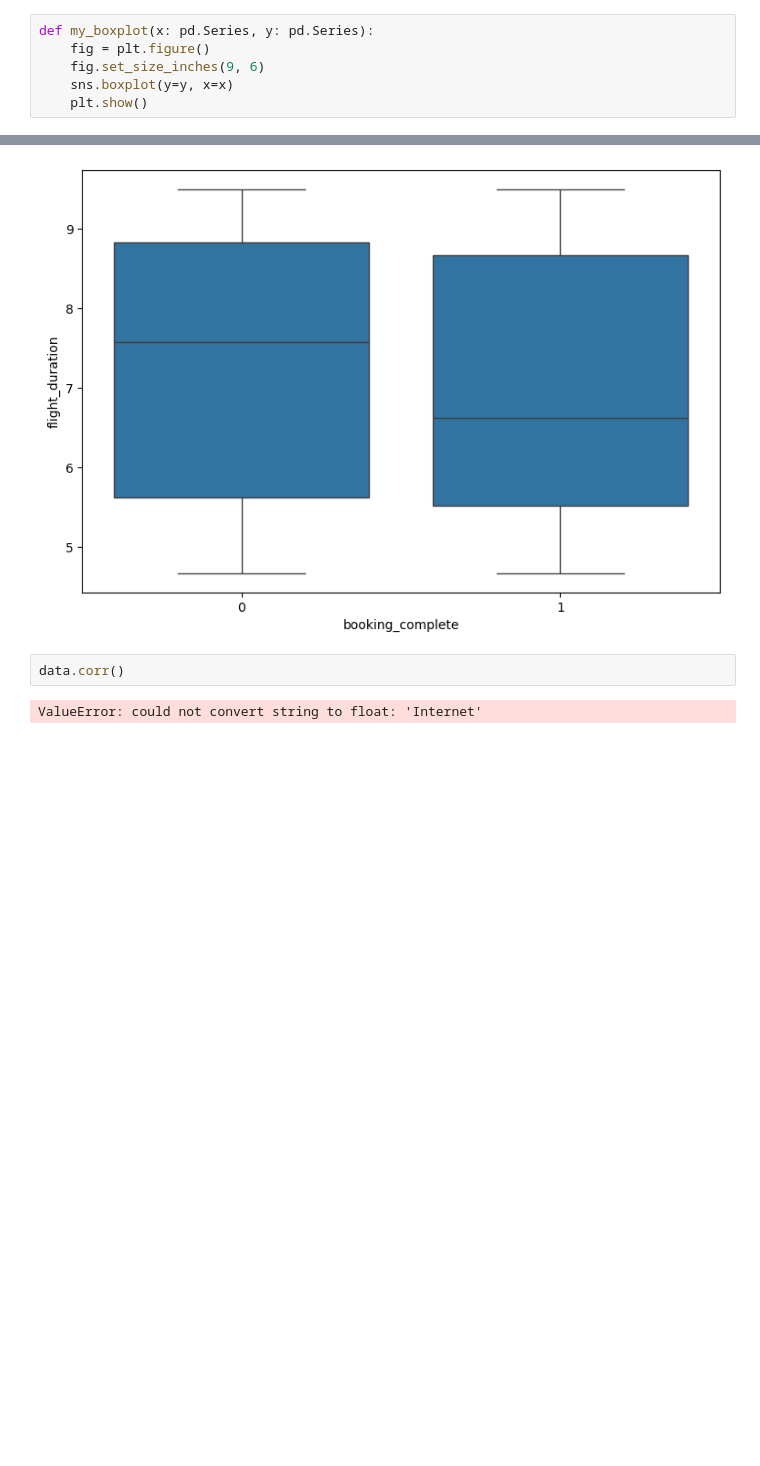
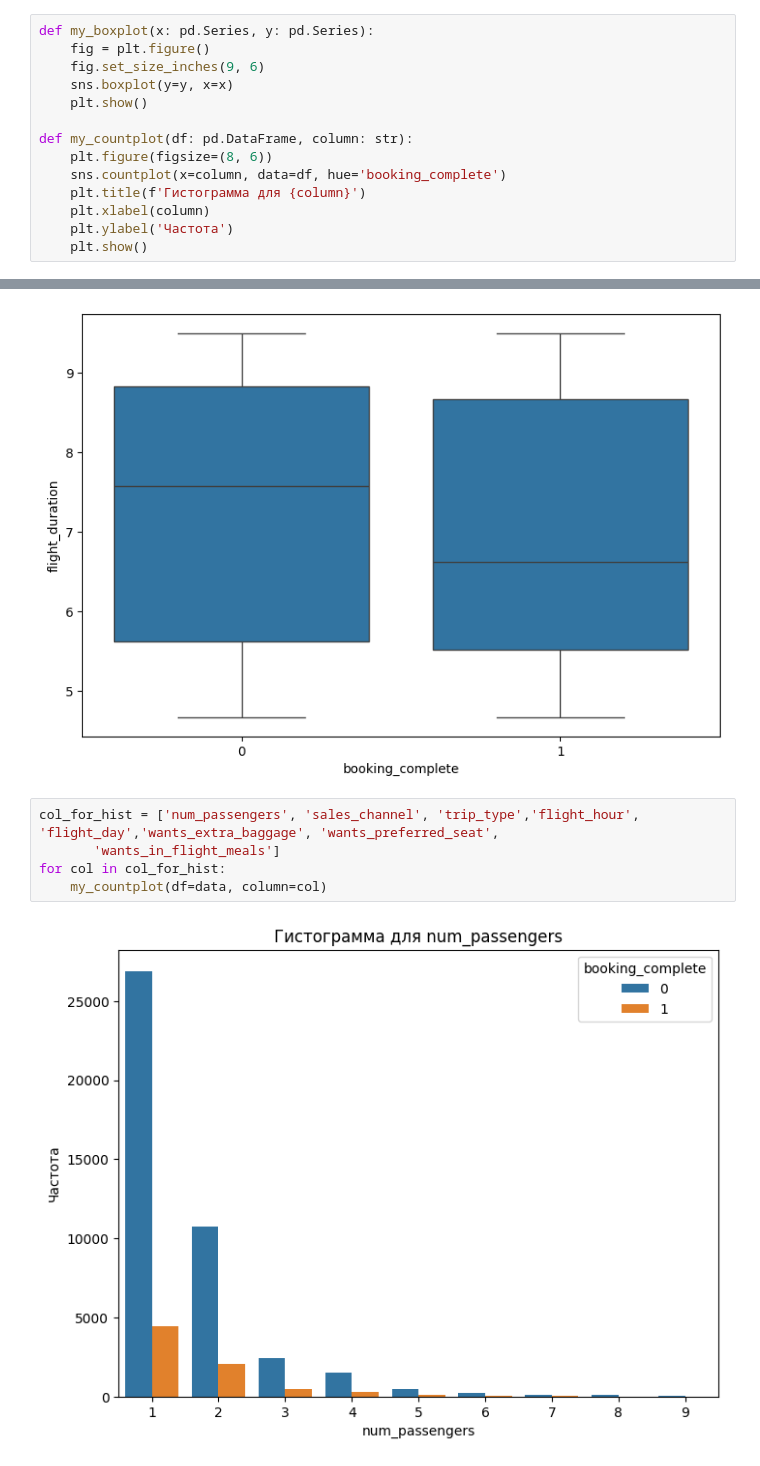
Before and after one commit to ratmeow/ml_lr2, a Jupyter notebook: lr2.ipynb, the cells around one changed output, grey strips where cells are left out. Cells and saved outputs as stored; diff of their text form; blank space fills up the shorter version.

```diff
--- a/lr2.ipynb
+++ b/lr2.ipynb
@@ -65,11 +81,22 @@ def my_boxplot(x: pd.Series, y: pd.Series):
     fig.set_size_inches(9, 6)
     sns.boxplot(y=y, x=x)
     plt.show()
+
+def my_countplot(df: pd.DataFrame, column: str):
+    plt.figure(figsize=(8, 6))
+    sns.countplot(x=column, data=df, hue='booking_complete')
+    plt.title(f'Гистограмма для {column}')
+    plt.xlabel(column)
+    plt.ylabel('Частота')
+    plt.show()
 # %%
 my_boxplot(y=data['flight_duration'], x=data['booking_complete'])
 # %% [output]
 [figure]
 # %%
-data.corr()
+col_for_hist = ['num_passengers', 'sales_channel', 'trip_type','flight_hour', 'flight_day','wants_extra_baggage', 'wants_preferred_seat',
+       'wants_in_flight_meals']
+for col in col_for_hist:
+    my_countplot(df=data, column=col)
 # %% [output]
-ValueError: could not convert string to float: 'Internet'
+[figure, added]
```
Also changed, not shown: parts of 20 cells of this notebook.
